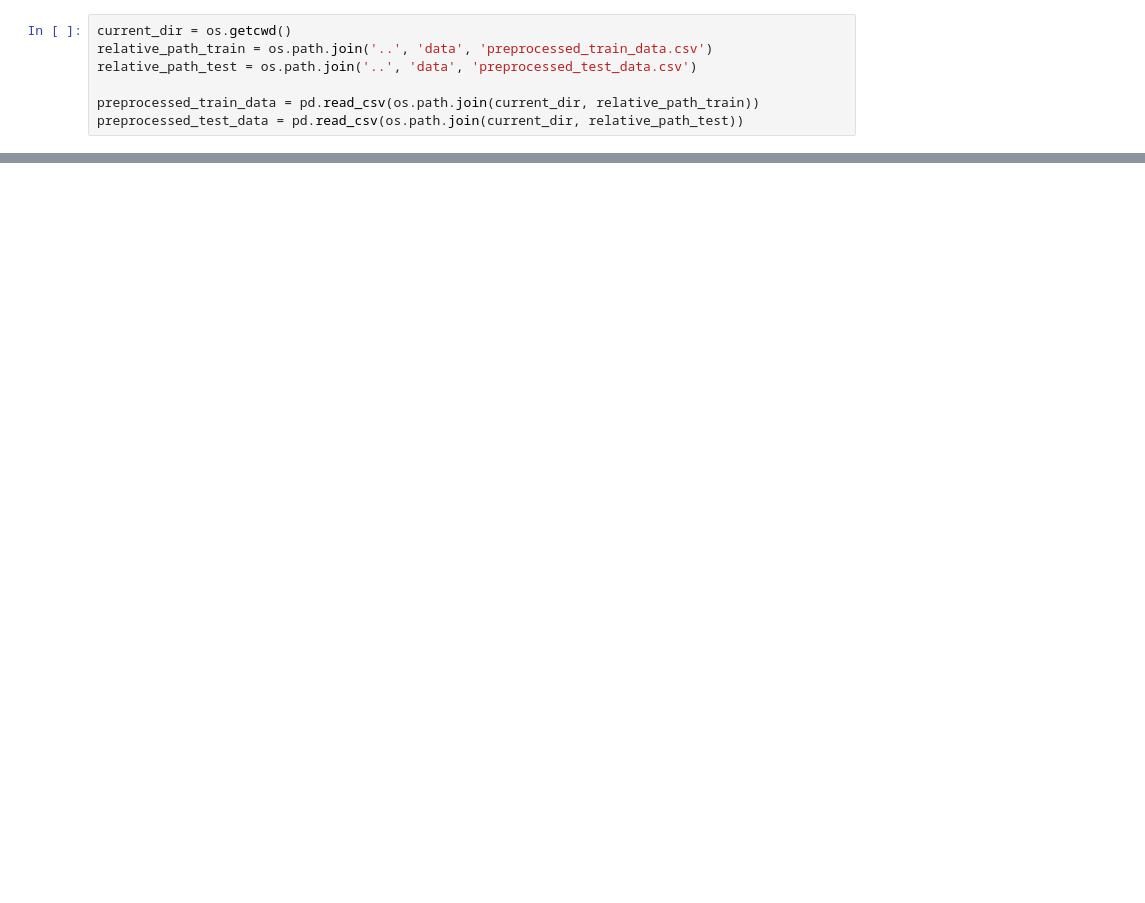
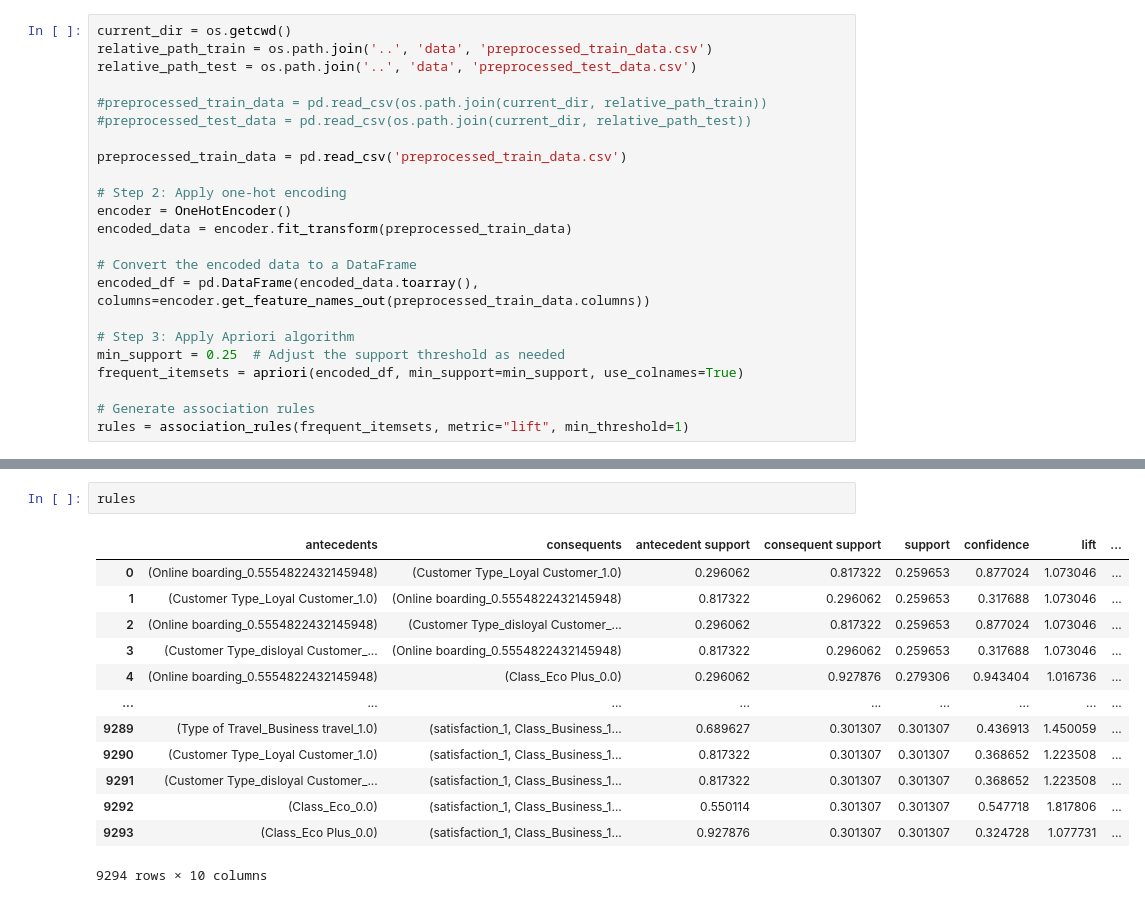
Before and after one commit to hebaashraf21/Airline_Passenger_Satisfaction_Prediction, a Jupyter notebook: code/assocciation_rules.ipynb, the cells around one changed output, grey strips where cells are left out. Saved outputs shown, nothing was run; the diff lists cells and outputs as text; blank space fills up the shorter version.

Commit message:
association rules

```diff
--- a/code/assocciation_rules.ipynb
+++ b/code/assocciation_rules.ipynb
@@ -42,5 +30,21 @@ current_dir = os.getcwd()
 relative_path_train = os.path.join('..', 'data', 'preprocessed_train_data.csv')
 relative_path_test = os.path.join('..', 'data', 'preprocessed_test_data.csv')
 
-preprocessed_train_data = pd.read_csv(os.path.join(current_dir, relative_path_train))
-preprocessed_test_data = pd.read_csv(os.path.join(current_dir, relative_path_test))
+#preprocessed_train_data = pd.read_csv(os.path.join(current_dir, relative_path_train))
+#preprocessed_test_data = pd.read_csv(os.path.join(current_dir, relative_path_test))
+
+preprocessed_train_data = pd.read_csv('preprocessed_train_data.csv')
+
+# Step 2: Apply one-hot encoding
+encoder = OneHotEncoder()
+encoded_data = encoder.fit_transform(preprocessed_train_data)
+
+# Convert the encoded data to a DataFrame
+encoded_df = pd.DataFrame(encoded_data.toarray(), columns=encoder.get_feature_names_out(preprocessed_train_data.columns))
+
+# Step 3: Apply Apriori algorithm
+min_support = 0.25  # Adjust the support threshold as needed
+frequent_itemsets = apriori(encoded_df, min_support=min_support, use_colnames=True)
+
+# Generate association rules
+rules = association_rules(frequent_itemsets, metric="lift", min_threshold=1)
@@ -93,0 +85,16 @@ print(rules)
+# %%
+rules
+# %% [output]
+|  | antecedents | consequents | antecedent support | consequent support | support | confidence | lift | ... |
+| 0 | (Online boarding_0.5554822432145948) | (Customer Type_Loyal Customer_1.0) | 0.296062 | 0.817322 | 0.259653 | 0.877024 | 1.073046 | ... |
+| 1 | (Customer Type_Loyal Customer_1.0) | (Online boarding_0.5554822432145948) | 0.817322 | 0.296062 | 0.259653 | 0.317688 | 1.073046 | ... |
+| 2 | (Online boarding_0.5554822432145948) | (Customer Type_disloyal Customer_... | 0.296062 | 0.817322 | 0.259653 | 0.877024 | 1.073046 | ... |
+| 3 | (Customer Type_disloyal Customer_... | (Online boarding_0.5554822432145948) | 0.817322 | 0.296062 | 0.259653 | 0.317688 | 1.073046 | ... |
+| 4 | (Online boarding_0.5554822432145948) | (Class_Eco Plus_0.0) | 0.296062 | 0.927876 | 0.279306 | 0.943404 | 1.016736 | ... |
+| ... | ... | ... | ... | ... | ... | ... | ... | ... |
+| 9289 | (Type of Travel_Business travel_1.0) | (satisfaction_1, Class_Business_1... | 0.689627 | 0.301307 | 0.301307 | 0.436913 | 1.450059 | ... |
+| 9290 | (Customer Type_Loyal Customer_1.0) | (satisfaction_1, Class_Business_1... | 0.817322 | 0.301307 | 0.301307 | 0.368652 | 1.223508 | ... |
+| 9291 | (Customer Type_disloyal Customer_... | (satisfaction_1, Class_Business_1... | 0.817322 | 0.301307 | 0.301307 | 0.368652 | 1.223508 | ... |
+| 9292 | (Class_Eco_0.0) | (satisfaction_1, Class_Business_1... | 0.550114 | 0.301307 | 0.301307 | 0.547718 | 1.817806 | ... |
+| 9293 | (Class_Eco Plus_0.0) | (satisfaction_1, Class_Business_1... | 0.927876 | 0.301307 | 0.301307 | 0.324728 | 1.077731 | ... |
+9294 rows × 10 columns
```
Also changed, not shown: parts of 7 cells of this notebook.
